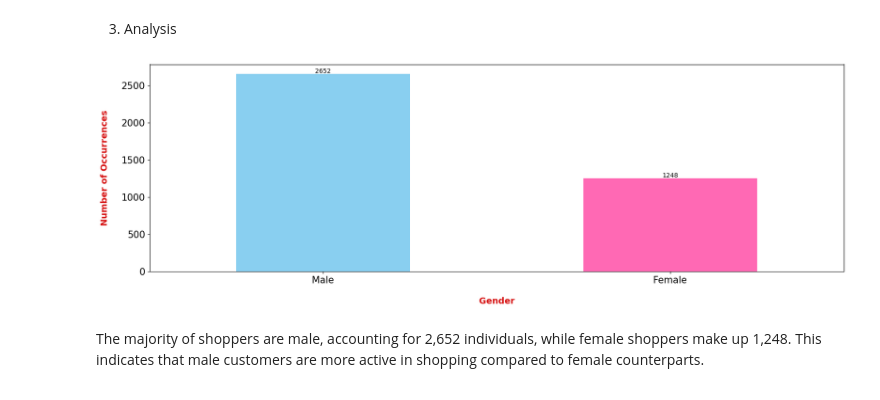
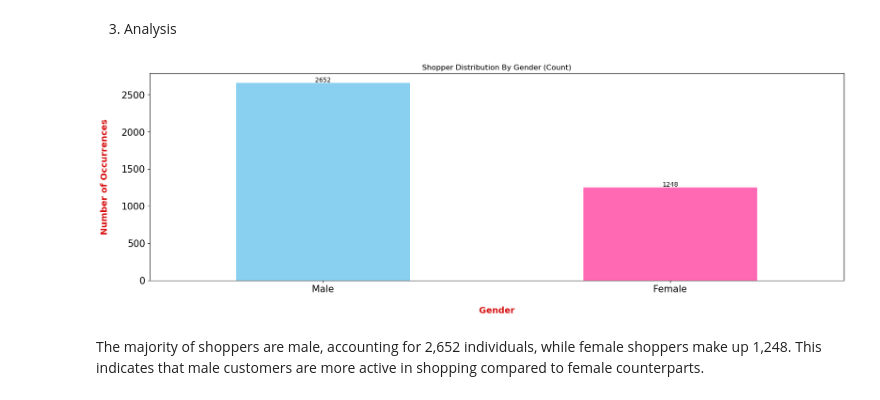
Before and after one commit to noahnoahnoahtran/project18-shopping-trend-analysis, a Jupyter notebook: shopping_trend_analysis.ipynb, the cells around one changed output. Drawn from its saved outputs; the diff is of its cells as text; code cells hidden in the pictures.

```diff
--- a/shopping_trend_analysis.ipynb
+++ b/shopping_trend_analysis.ipynb
@@ -101,17 +101,20 @@ df.duplicated().sum()
 # %% [markdown]
 3. Analysis
 # %%
-#Shopper distribution by gender
-plt.figure(figsize=(20, 6))
+#Shopper distribution by gender (count)
+plt.figure(figsize = (20, 6))
 ax = df['Gender'].value_counts().plot(kind = 'bar', color = colors, rot = 0)
 ax.set_xticklabels(('Male', 'Female'))
 plt.xlabel('Gender', weight = 'bold', color = '#D71313', fontsize = 14, labelpad = 20)
 plt.ylabel('Number of Occurrences', weight = 'bold', color = '#D71313', fontsize = 14, labelpad = 20)
+plt.title('Shopper Distribution By Gender (Count)')
 
 for p in ax.patches:
     ax.annotate(int(p.get_height()), (p.get_x() + 0.25, p.get_height() + 1), ha = 'center', va = 'bottom', color = 'black')
     ax.tick_params(axis = 'both', labelsize = 15)
+
+plt.show()
 # %% [output]
-[figure, old version]
+[figure, new version]
 # %% [markdown]
 The majority of shoppers are male, accounting for 2,652 individuals, while female shoppers make up 1,248. This indicates that male customers are more active in shopping compared to female counterparts.
```
Also changed, not shown: parts of 6 cells of this notebook.
